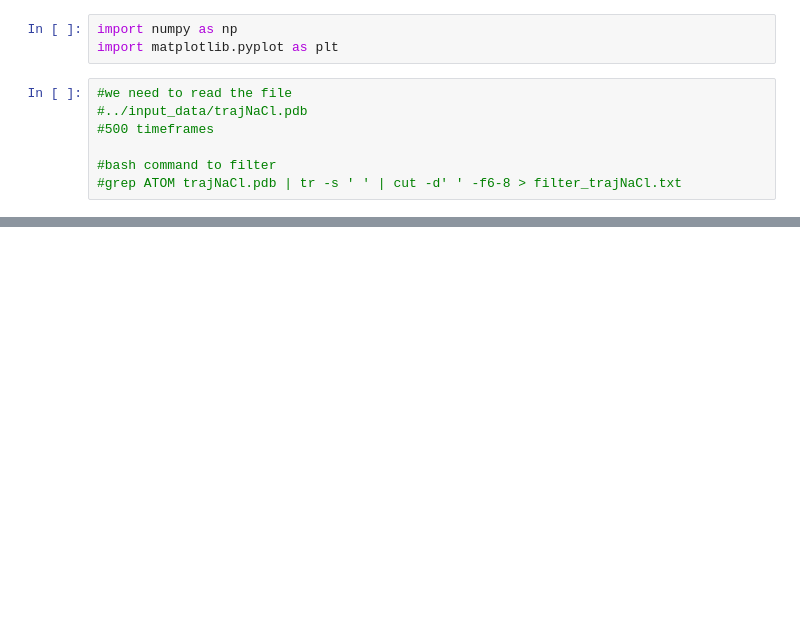
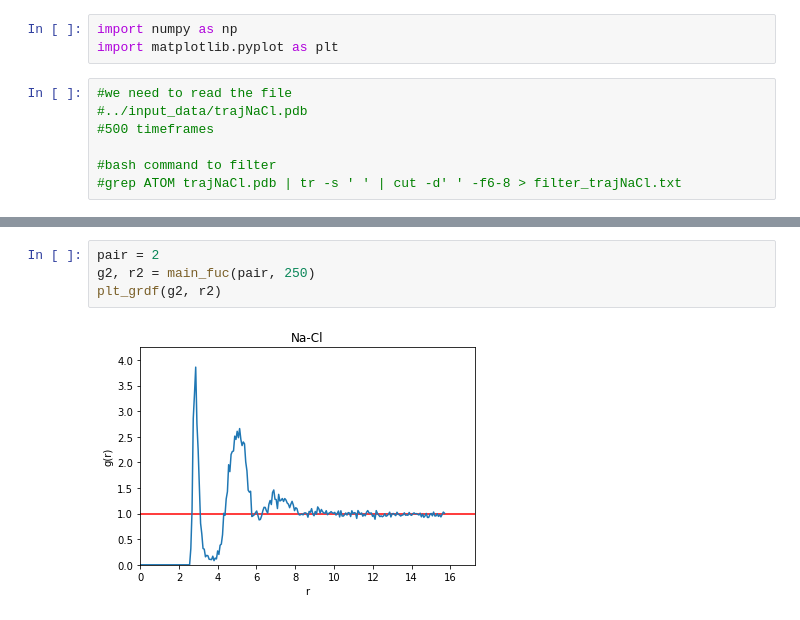
Before and after one commit to iasonq/lab-comphys-statmech-2, a Jupyter notebook: rdf.ipynb, the cells around one changed output, grey strips where cells are left out. Saved outputs shown, nothing was run; the diff lists cells and outputs as text; blank space fills up the shorter version.

```diff
--- a/rdf.ipynb
+++ b/rdf.ipynb
@@ -89,0 +122,6 @@ plt.ylim( (0, np.max(g)*1.1) )
+# %%
+pair = 2
+g2, r2 = main_fuc(pair, 250)
+plt_grdf(g2, r2)
+# %% [output]
+[figure, added]
```
Also changed, not shown: parts of 15 cells of this notebook, 3 other files.
